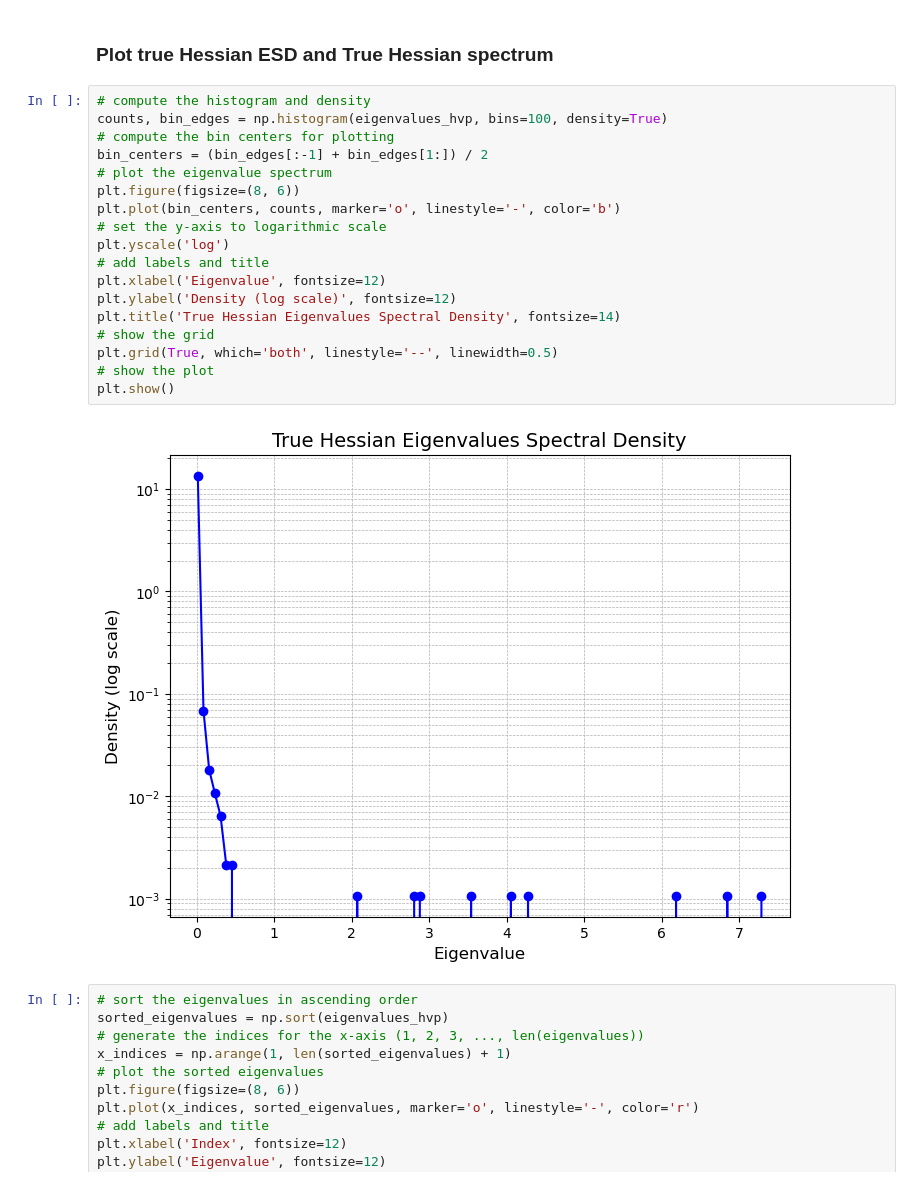
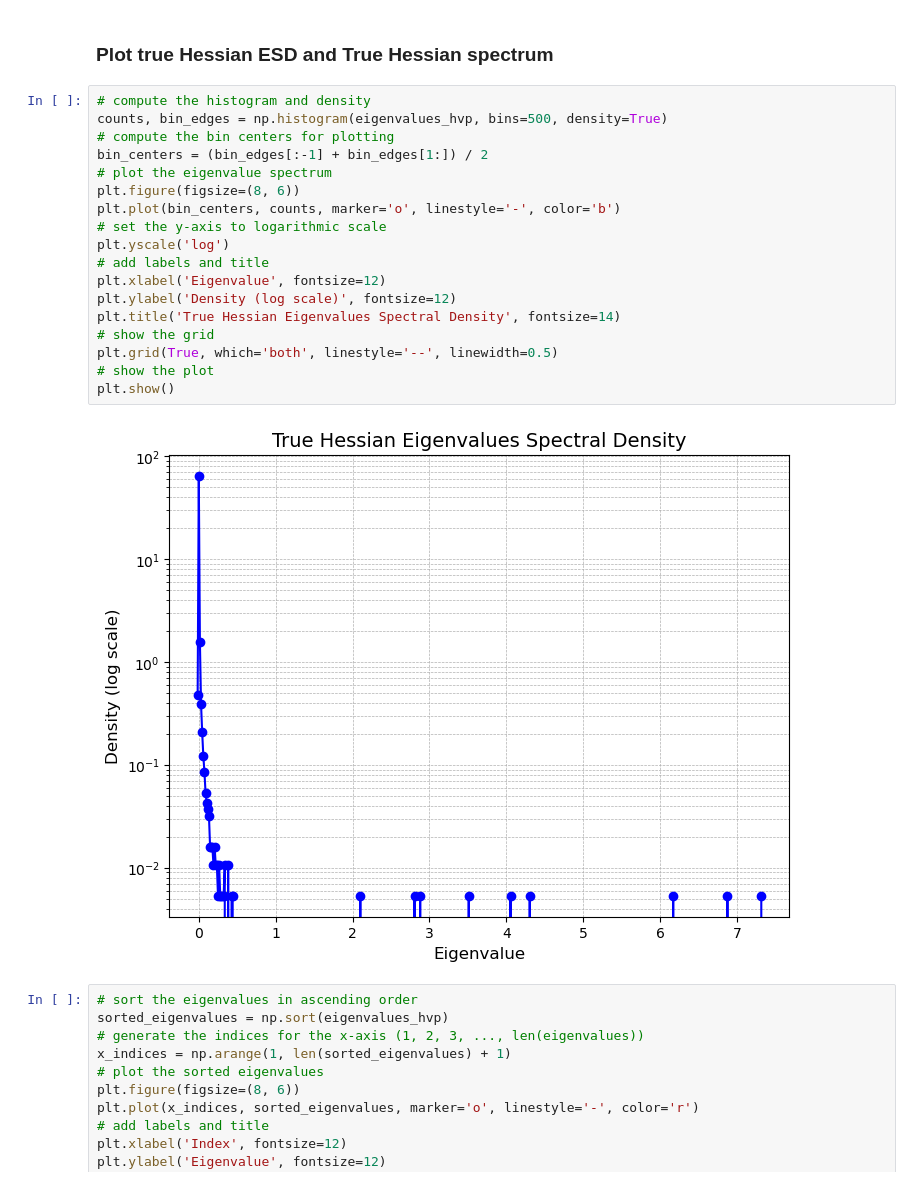
Before and after one commit to ilievanadezhda/spectral-properties-of-NN, a Jupyter notebook: MNIST.ipynb, the cells around one changed output. Saved outputs shown, nothing was run; the diff lists cells and outputs as text.

Commit message:
small plot change

```diff
--- a/MNIST.ipynb
+++ b/MNIST.ipynb
@@ -205,24 +205,24 @@ np.save('results/eigenvalues_hvp.npy', eigenvalues_hvp)
 ### Plot true Hessian ESD and True Hessian spectrum
 # %%
 # compute the histogram and density
-counts, bin_edges = np.histogram(eigenvalues_hvp, bins=100, density=True)
+counts, bin_edges = np.histogram(eigenvalues_hvp, bins=500, density=True)
 # compute the bin centers for plotting
 bin_centers = (bin_edges[:-1] + bin_edges[1:]) / 2
 # plot the eigenvalue spectrum
 plt.figure(figsize=(8, 6))
 plt.plot(bin_centers, counts, marker='o', linestyle='-', color='b')
 # set the y-axis to logarithmic scale
 plt.yscale('log')
 # add labels and title
 plt.xlabel('Eigenvalue', fontsize=12)
 plt.ylabel('Density (log scale)', fontsize=12)
 plt.title('True Hessian Eigenvalues Spectral Density', fontsize=14)
 # show the grid
 plt.grid(True, which='both', linestyle='--', linewidth=0.5)
 # show the plot
 plt.show()
 # %% [output]
-[figure, old version]
+[figure, new version]
 # %%
 # sort the eigenvalues in ascending order
 sorted_eigenvalues = np.sort(eigenvalues_hvp)
```
